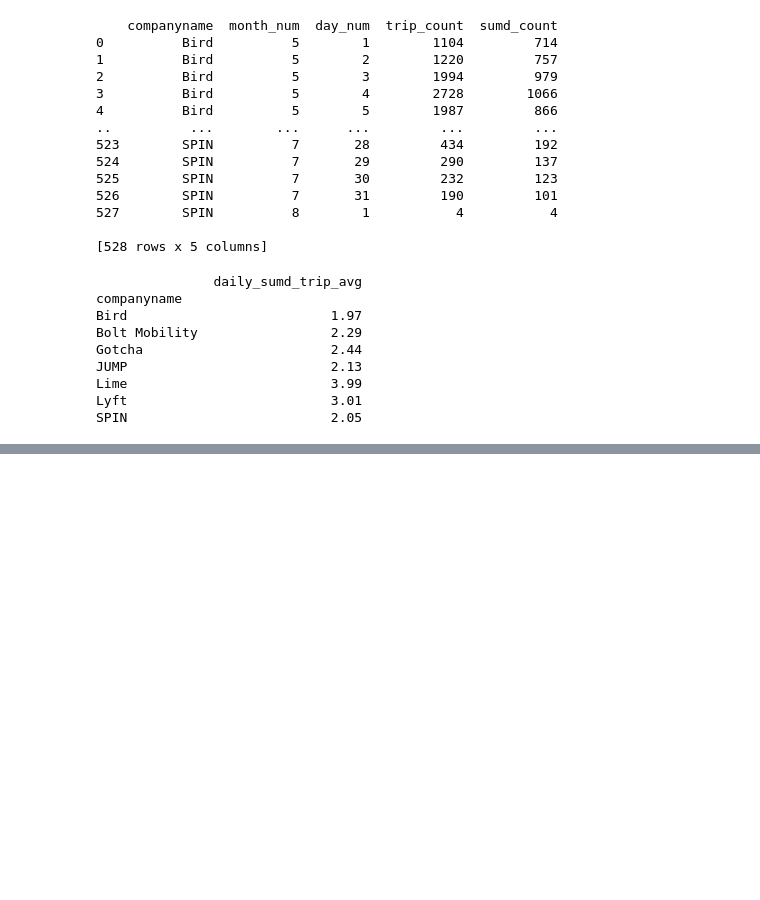
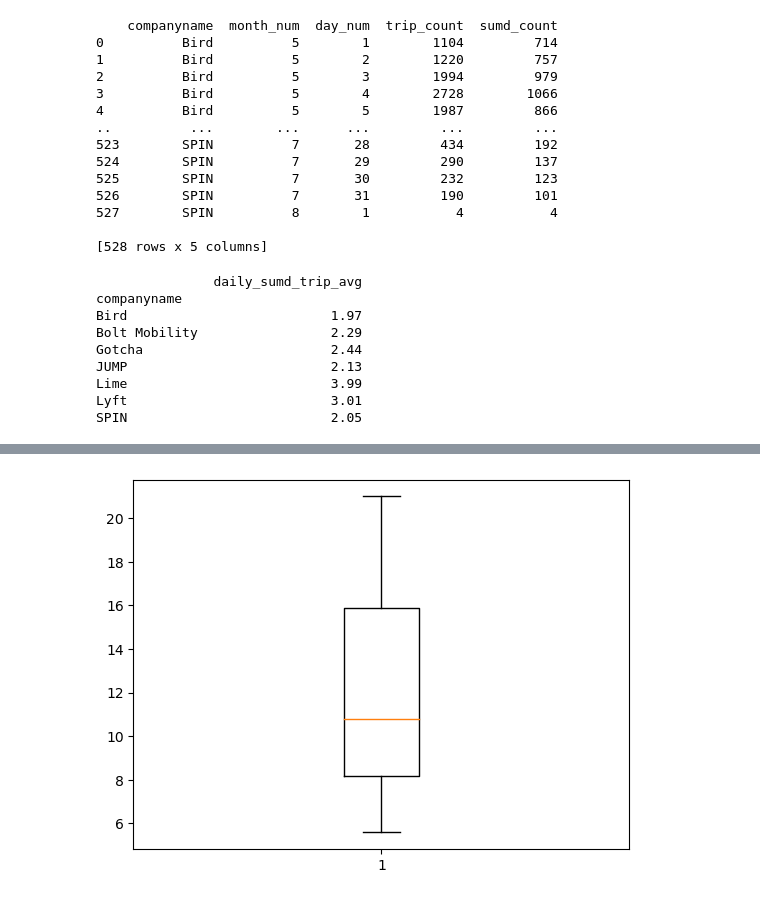
Before and after one commit to NSS-Data-Analytics-Cohort-8/scooter-partner1-witch_trial_logic, a Jupyter notebook: notebook/scooters questions.ipynb, the cells around one changed output, grey strips where cells are left out. Saved outputs shown, nothing was run; the diff lists cells and outputs as text; code cells hidden in the pictures; blank space fills up the shorter version.

```diff
--- a/notebook/scooters questions.ipynb
+++ b/notebook/scooters questions.ipynb
@@ -289,0 +339,6 @@ SPIN                          2.05
+# %%
+quart_num = [5.581683, 10.766667, 21.0]
+plt.boxplot(quart_num)
+plt.show()
+# %% [output]
+[figure, added]
```
Also changed, not shown: parts of 11 cells of this notebook, 1 other file.
